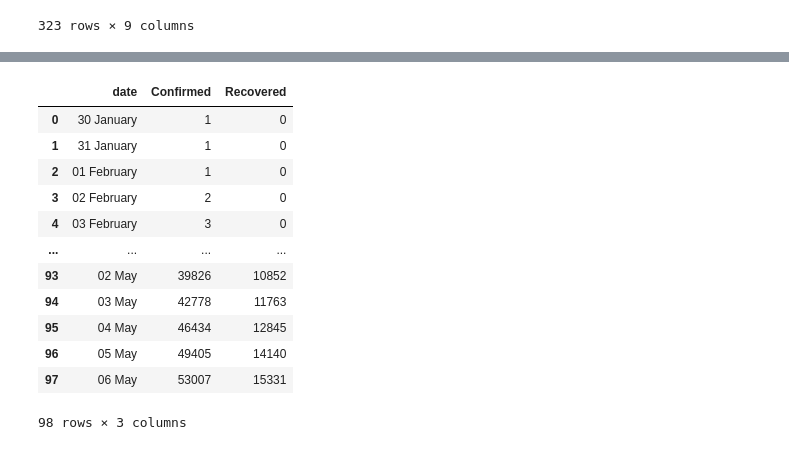
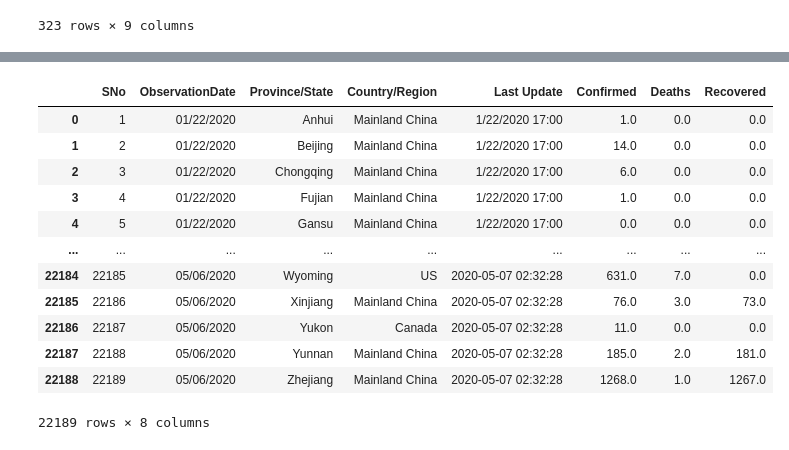
Before and after one commit to VasaviLagishetty/COVID19, a Jupyter notebook: COVID19.ipynb, the cells around one changed output, grey strips where cells are left out. Drawn from its saved outputs; the diff is of its cells as text; code cells hidden in the pictures.

```diff
--- a/COVID19.ipynb
+++ b/COVID19.ipynb
@@ -351,16 +328,18 @@ df.rename(columns={'totalconfirmed' : 'Confirmed','totalrecovered' : 'Recovered'
-# %%
-df
-# %% [output]
-|  | date | Confirmed | Recovered |
-| 0 | 30 January | 1 | 0 |
-| 1 | 31 January | 1 | 0 |
-| 2 | 01 February | 1 | 0 |
-| 3 | 02 February | 2 | 0 |
-| 4 | 03 February | 3 | 0 |
-| ... | ... | ... | ... |
-| 93 | 02 May | 39826 | 10852 |
-| 94 | 03 May | 42778 | 11763 |
-| 95 | 04 May | 46434 | 12845 |
-| 96 | 05 May | 49405 | 14140 |
-| 97 | 06 May | 53007 | 15331 |
-98 rows × 3 columns
+# %%
+dataset = pd.read_csv('covid_19_data.csv')
+# %%
+dataset
+# %% [output]
+|  | SNo | ObservationDate | Province/State | Country/Region | Last Update | Confirmed | Deaths | Recovered |
+| 0 | 1 | 01/22/2020 | Anhui | Mainland China | 1/22/2020 17:00 | 1.0 | 0.0 | 0.0 |
+| 1 | 2 | 01/22/2020 | Beijing | Mainland China | 1/22/2020 17:00 | 14.0 | 0.0 | 0.0 |
+| 2 | 3 | 01/22/2020 | Chongqing | Mainland China | 1/22/2020 17:00 | 6.0 | 0.0 | 0.0 |
+| 3 | 4 | 01/22/2020 | Fujian | Mainland China | 1/22/2020 17:00 | 1.0 | 0.0 | 0.0 |
+| 4 | 5 | 01/22/2020 | Gansu | Mainland China | 1/22/2020 17:00 | 0.0 | 0.0 | 0.0 |
+| ... | ... | ... | ... | ... | ... | ... | ... | ... |
+| 22184 | 22185 | 05/06/2020 | Wyoming | US | 2020-05-07 02:32:28 | 631.0 | 7.0 | 0.0 |
+| 22185 | 22186 | 05/06/2020 | Xinjiang | Mainland China | 2020-05-07 02:32:28 | 76.0 | 3.0 | 73.0 |
+| 22186 | 22187 | 05/06/2020 | Yukon | Canada | 2020-05-07 02:32:28 | 11.0 | 0.0 | 0.0 |
+| 22187 | 22188 | 05/06/2020 | Yunnan | Mainland China | 2020-05-07 02:32:28 | 185.0 | 2.0 | 181.0 |
+| 22188 | 22189 | 05/06/2020 | Zhejiang | Mainland China | 2020-05-07 02:32:28 | 1268.0 | 1.0 | 1267.0 |
+22189 rows × 8 columns
```
Also changed, not shown: parts of 9 cells of this notebook.
